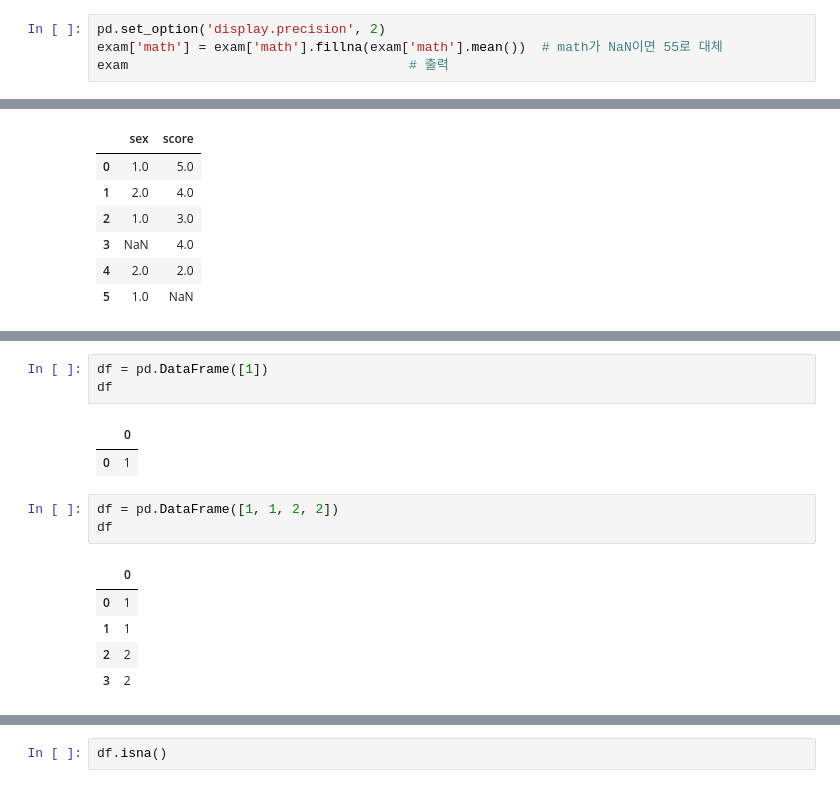
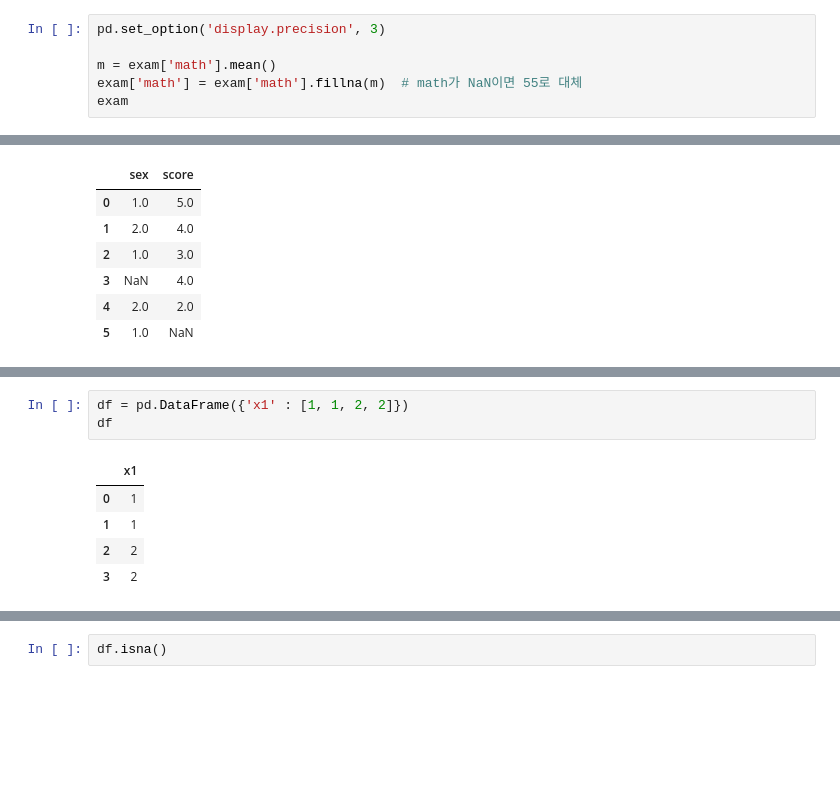
Before and after one commit to soyeonprincesss/2024-1-my-BDA, a Jupyter notebook: inclass/06w_0408_A_ch07_missingvalue_outlier.ipynb, the cells around one changed output, grey strips where cells are left out. Saved outputs shown, nothing was run; the diff lists cells and outputs as text; blank space fills up the shorter version.

```diff
--- a/inclass/06w_0408_A_ch07_missingvalue_outlier.ipynb
+++ b/inclass/06w_0408_A_ch07_missingvalue_outlier.ipynb
@@ -631,8 +622,10 @@ exam
 | 18 | 19 | 5 | 89.0 | 68 | 87 |
 | 19 | 20 | 5 | 78.0 | 83 | 58 |
 # %%
-pd.set_option('display.precision', 2)
-exam['math'] = exam['math'].fillna(exam['math'].mean())  # math가 NaN이면 55로 대체
-exam                                    # 출력
+pd.set_option('display.precision', 3)
+
+m = exam['math'].mean()
+exam['math'] = exam['math'].fillna(m)  # math가 NaN이면 55로 대체
+exam
 # %% [output]
 |  | id | nclass | math | english | science |
@@ -752,15 +730,9 @@ df.dropna(subset = ['sex', 'score']).groupby('sex').agg(mean_score = ('score', '
 # %%
-df = pd.DataFrame([1])
+df = pd.DataFrame({'x1' : [1, 1, 2, 2]})
 df
 # %% [output]
-|  | 0 |
+|  | x1 |
 | 0 | 1 |
+| 1 | 1 |
+| 2 | 2 |
+| 3 | 2 |
-# %%
-df = pd.DataFrame([1, 1, 2, 2])
-df
-# %% [output]
-|  | 0 |
-| 0 | 1 |
-| 1 | 1 |
-| 2 | 2 |
-| 3 | 2 |
```
Also changed, not shown: parts of 150 cells of this notebook.
